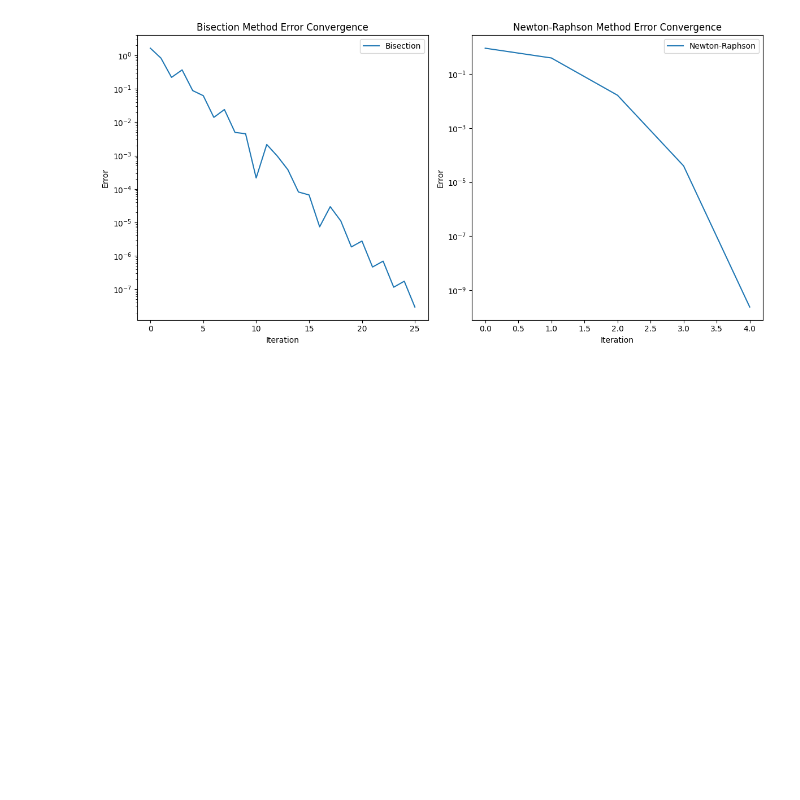
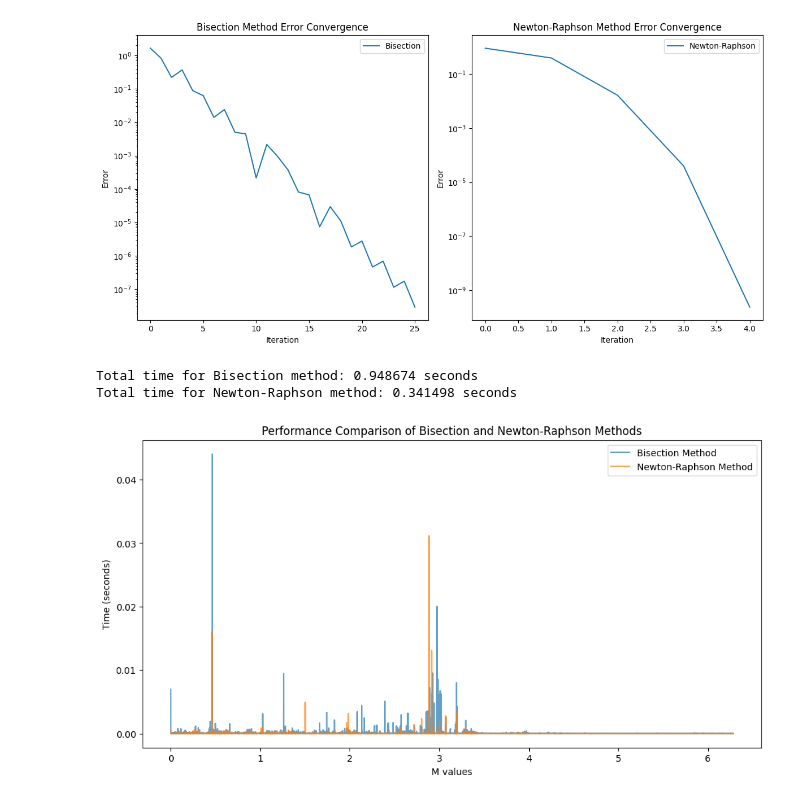
Before and after one commit to qchen4/ASTR-427-COmputational-Astrophysics, a Jupyter notebook: HWs/Homework3/Homework3(2).ipynb, the cells around one changed output. Saved outputs shown, nothing was run; the diff lists cells and outputs as text; code cells hidden in the pictures; blank space fills up the shorter version.

```diff
--- a/HWs/Homework3/Homework3(2).ipynb
+++ b/HWs/Homework3/Homework3(2).ipynb
@@ -127,0 +132,3 @@ Newton-Raphson method root for M=1.5, e=0.9: 2.2179972027545016
+# %%
+M_values = np.linspace(0, 2 * np.pi, 10000)
+e = 0.9
@@ -127,0 +167,21 @@ Newton-Raphson method root for M=1.5, e=0.9: 2.2179972027545016
+# %%
+# Calculate total time for each method
+total_bisection_time = np.sum(bisection_times)
+total_newton_time = np.sum(newton_times)
+
+print(f"Total time for Bisection method: {total_bisection_time:.6f} seconds")
+print(f"Total time for Newton-Raphson method: {total_newton_time:.6f} seconds")
+
+# Plot the performance comparison
+plt.figure(figsize=(12, 6))
+plt.plot(M_values, bisection_times, label='Bisection Method', alpha=0.7)
+plt.plot(M_values, newton_times, label='Newton-Raphson Method', alpha=0.7)
+plt.xlabel('M values')
+plt.ylabel('Time (seconds)')
+plt.title('Performance Comparison of Bisection and Newton-Raphson Methods')
+plt.legend()
+plt.show()
+# %% [output]
+Total time for Bisection method: 0.948674 seconds
+Total time for Newton-Raphson method: 0.341498 seconds
+[figure, added]
```
Also changed, not shown: parts of 3 cells of this notebook.
